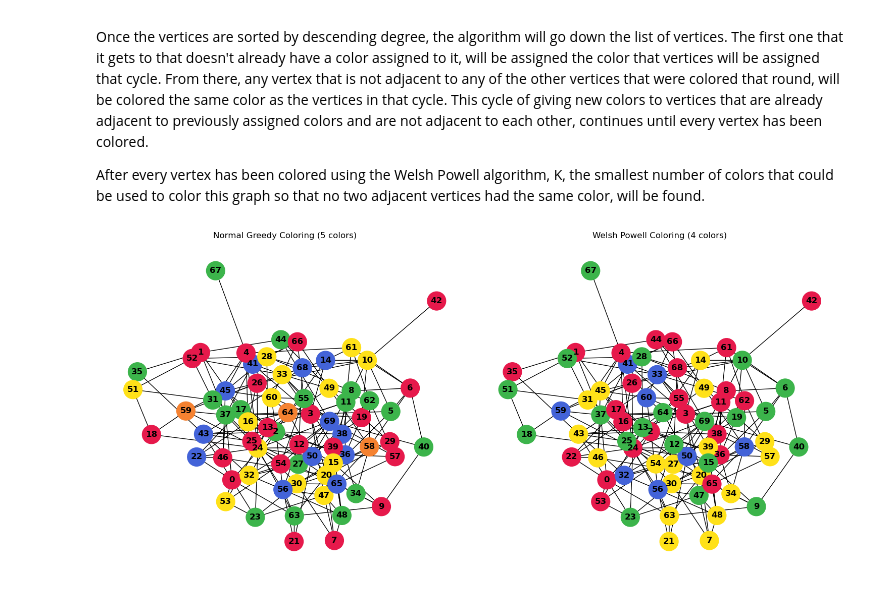
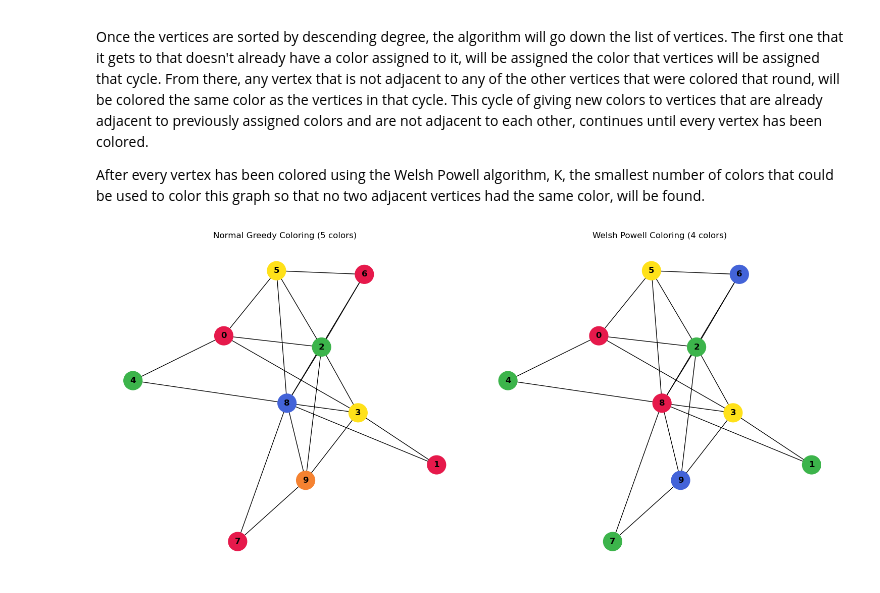
Before and after one commit to crane919/graph-coloring, a Jupyter notebook: Welsh-Powell.ipynb, the cells around one changed output. Cells and saved outputs as stored; diff of their text form; code cells hidden in the pictures.

Commit message:
Fixed the welsh powell algorithm

```diff
--- a/Welsh-Powell.ipynb
+++ b/Welsh-Powell.ipynb
@@ -28,6 +28,22 @@ def addEdge(edge_list, vertex_1, vertex_2):
     return edge_list #returns the entire edge list
 
 def greedy(edge_list):
+    """
+    Color a graph using the Greedy Coloring algorithm.
+
+    The Greedy Coloring algorithm assigns colors to vertices such that no two
+    adjacent vertices share the same color. It starts with the first vertex
+    and iteratively colors each subsequent vertex with the lowest available
+    color.
+
+    Args:
+        edge_list (list): A list of lists representing the graph's edges.
+
+    Returns:
+        dict: A dictionary where keys are vertex indices and values are the
+        assigned colors. Vertices are colored in a greedy manner, trying to use
+        the lowest available color.
+    """
     colors = [-1] * len(edge_list)  # Array to hold the colors for each vertex
     available_colors = [False] * len(edge_list)  # Array to hold which colors are available for that vertex
 
@@ -52,10 +68,53 @@ def greedy(edge_list):
     color_dict = {str(vertex): color for vertex, color in enumerate(colors)}
     return color_dict
 
+
+def find_color(node_index, edge_list, color_list):
+    """
+    Find the color that a selected node should be.
+
+    Colors are represented by an int. A color that hasn't been assigned yet is represented as a -1.
+
+    Args:
+        node_index: an int of the index of the current node
+        edge_list: a list of lists that represent all of the nodes that a node is attached too
+        color_list: a list of all of the current colors represented by an int
+
+    Returns:
+        a list of lists that is a heap and contains the saturation value and index of each node
+    """
+    nodes_to_check = edge_list[node_index]
+    taken_colors = [-1]
+    for node in nodes_to_check:
+        if color_list[node] not in taken_colors:
+            taken_colors += [color_list[node]]
+    for color in range(len(taken_colors)):
+        if color not in taken_colors:
+            return color
+    return len(taken_colors) +1
+
+
 def welsh_powell(edge_list):
-    welsh_powell_sorted_list = sorted(edge_list, key=lambda l: (len(l), l)) #sorts from lowest to highest degree
-    welsh_powell_sorted_list.reverse() #sorts from highest to lowest degree
-    return greedy(welsh_powell_sorted_list)
+    """
+    Color a graph using the Welsh-Powell algorithm.
+
+    Args:
+        edge_list: A list of lists representing the graph's edges.
+
+    Returns:
+        dict: A dictionary where keys are vertex indices and values are the
+        assigned colors
+    """
+    indexed_dict = {index: sublist for index, sublist in enumerate(edge_list)}
+    sorted_dict = dict(sorted(indexed_dict.items(), key=lambda item: len(item[1]), reverse=True))
+
+    colors = [-1] * len(edge_list)  # Array to hold the colors for each vertex
+    for key in sorted_dict:
+        curr_index = key
+        colors[curr_index] = find_color(curr_index, edge_list, colors)
+    color_dict = {str(vertex): color for vertex, color in enumerate(colors)}
+    return color_dict
+
 
 
 def visualize_greedy_vs_welsh_powell(edge_list, greedy_coloring, welsh_powell_coloring):
@@ -95,32 +154,32 @@ def visualize_greedy_vs_welsh_powell(edge_list, greedy_coloring, welsh_powell_co
     plt.title(f'Welsh Powell Coloring ({len(set(welsh_powell_nodes_coloring))} colors)')
 
     plt.tight_layout()
     plt.show()
 
 def generate_random_graph(num_vertices, num_edges):
     # Maximum possible edges for v vertices
     max_edges = num_vertices * (num_vertices - 1) // 2
 
     if num_edges > max_edges:
         raise ValueError(f"Cannot form {num_edges} edges with only {num_vertices} vertices. Maximum possible edges are {max_edges}.")
 
     edge_list = [[] for _ in range(num_vertices)]
     num_edges_in_list = 0
 
     while num_edges_in_list < num_edges:
         vertex1 = random.randint(0, num_vertices-1)
         vertex2 = random.randint(0, num_vertices-1)
 
         # Ensure no self-loops and no duplicate edges
         if vertex1 != vertex2 and vertex1 not in edge_list[vertex2]  and vertex2 not in edge_list[vertex1]:
             addEdge(edge_list, vertex1, vertex2)
             num_edges_in_list += 1
 
     return edge_list
 
-graph = generate_random_graph(70, 200) #feel free to change these values
+graph = generate_random_graph(10, 20) #feel free to change these values
 graph_greedy = greedy(graph)
 graph_welsh_powell = welsh_powell(graph)
 visualize_greedy_vs_welsh_powell(graph, graph_greedy, graph_welsh_powell)
 # %% [output]
-[figure, old version]
+[figure, new version]
```
